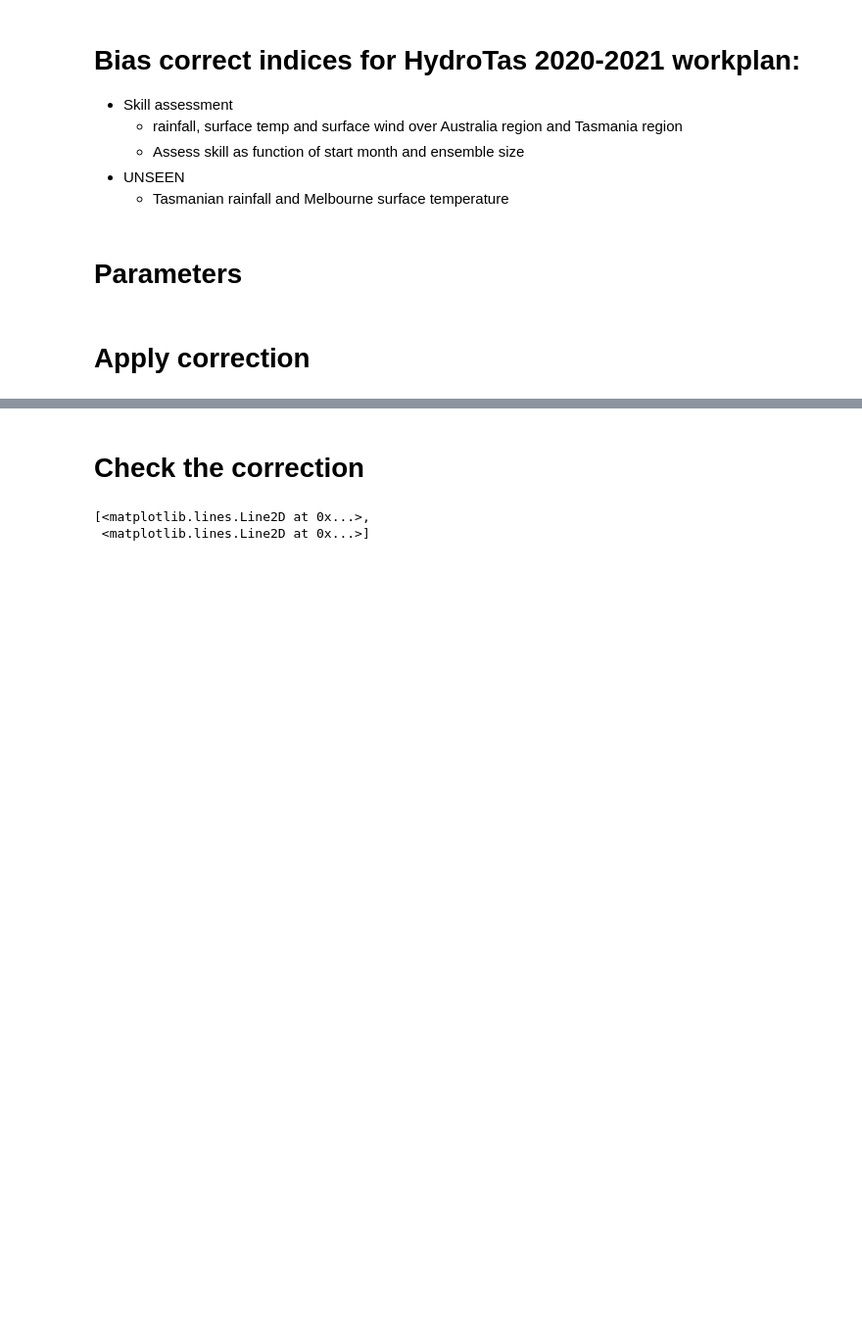
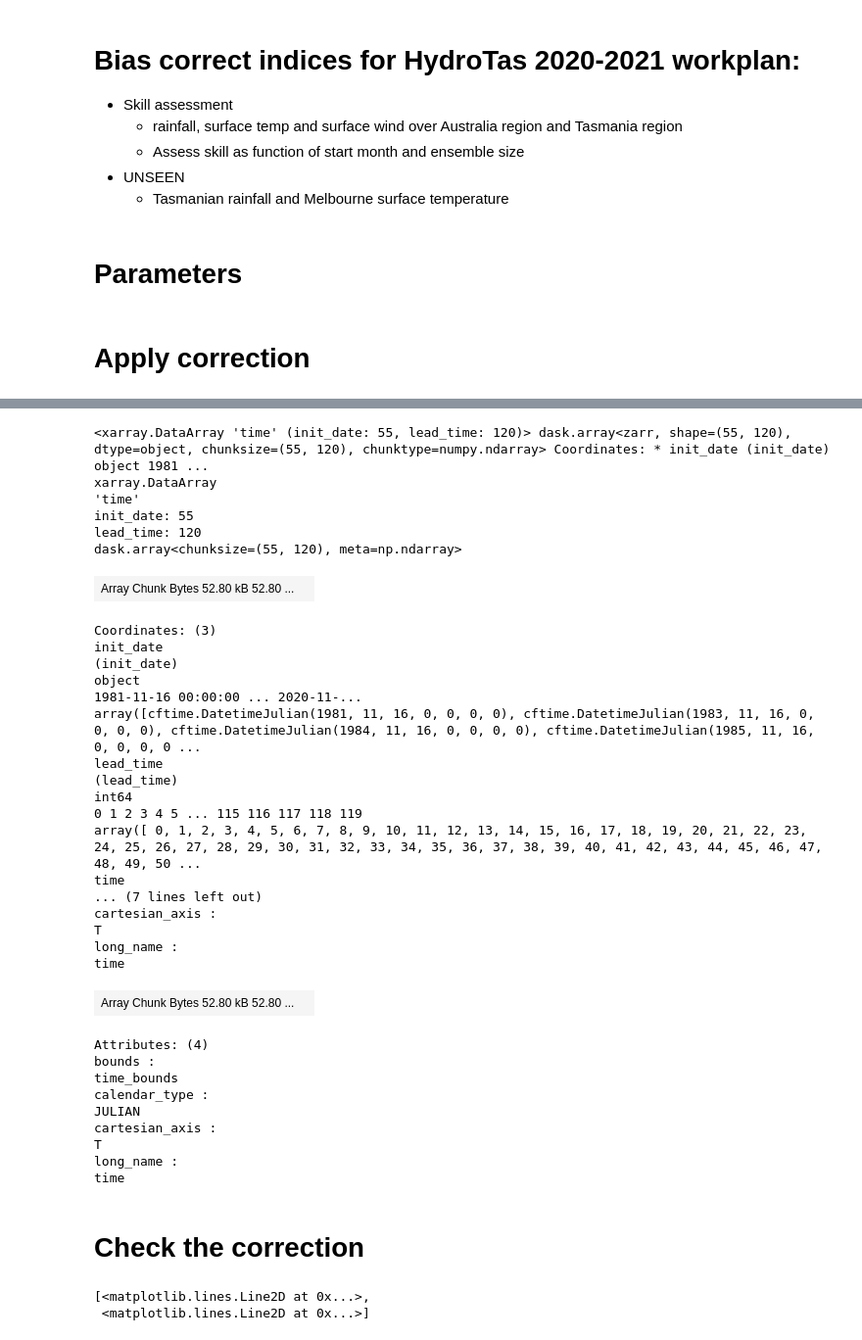
Before and after one commit to dougiesquire/hydro_tasmania, a Jupyter notebook: 2020/0.2_bias_correct.ipynb, the cells around one changed output, grey strips where cells are left out. Shown: that part at 98% size. Drawn from its saved outputs; the diff is of its cells as text; code cells hidden in the pictures; blank space fills up the shorter version.

```diff
--- a/2020/0.2_bias_correct.ipynb
+++ b/2020/0.2_bias_correct.ipynb
@@ -51,3 +71,40 @@ for variable, params in PARAMS.items():
+# %%
+xr.open_zarr('data/f6_precip_AUS_raw.zarr.zip').time
+# %% [output]
+<xarray.DataArray 'time' (init_date: 55, lead_time: 120)> dask.array<zarr, shape=(55, 120), dtype=object, chunksize=(55, 120), chunktype=numpy.ndarray> Coordinates: * init_date (init_date) object 1981 ...
+xarray.DataArray
+'time'
+init_date: 55
+lead_time: 120
+dask.array<chunksize=(55, 120), meta=np.ndarray>
+| Array Chunk Bytes 52.80 kB 52.80 ... |  |
+Coordinates: (3)
+init_date
+(init_date)
+object
+1981-11-16 00:00:00 ... 2020-11-...
+array([cftime.DatetimeJulian(1981, 11, 16, 0, 0, 0, 0), cftime.DatetimeJulian(1983, 11, 16, 0, 0, 0, 0), cftime.DatetimeJulian(1984, 11, 16, 0, 0, 0, 0), cftime.DatetimeJulian(1985, 11, 16, 0, 0, 0, 0 ...
+lead_time
+(lead_time)
+int64
+0 1 2 3 4 5 ... 115 116 117 118 119
+array([ 0, 1, 2, 3, 4, 5, 6, 7, 8, 9, 10, 11, 12, 13, 14, 15, 16, 17, 18, 19, 20, 21, 22, 23, 24, 25, 26, 27, 28, 29, 30, 31, 32, 33, 34, 35, 36, 37, 38, 39, 40, 41, 42, 43, 44, 45, 46, 47, 48, 49, 50 ...
+time
+... (7 lines left out)
+cartesian_axis :
+T
+long_name :
+time
+| Array Chunk Bytes 52.80 kB 52.80 ... |  |
+Attributes: (4)
+bounds :
+time_bounds
+calendar_type :
+JULIAN
+cartesian_axis :
+T
+long_name :
+time
 # %% [markdown]
 # Check the correction
 # %%
```
Also changed, not shown: parts of 2 cells of this notebook, 1 other file.
